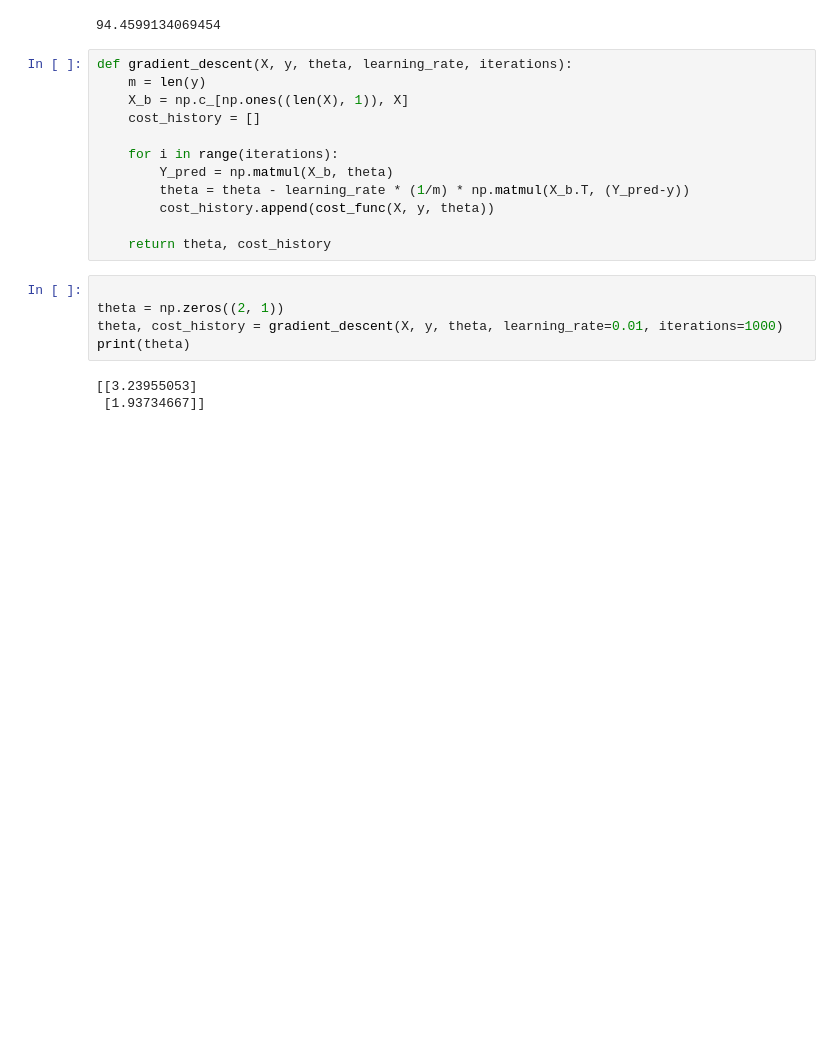
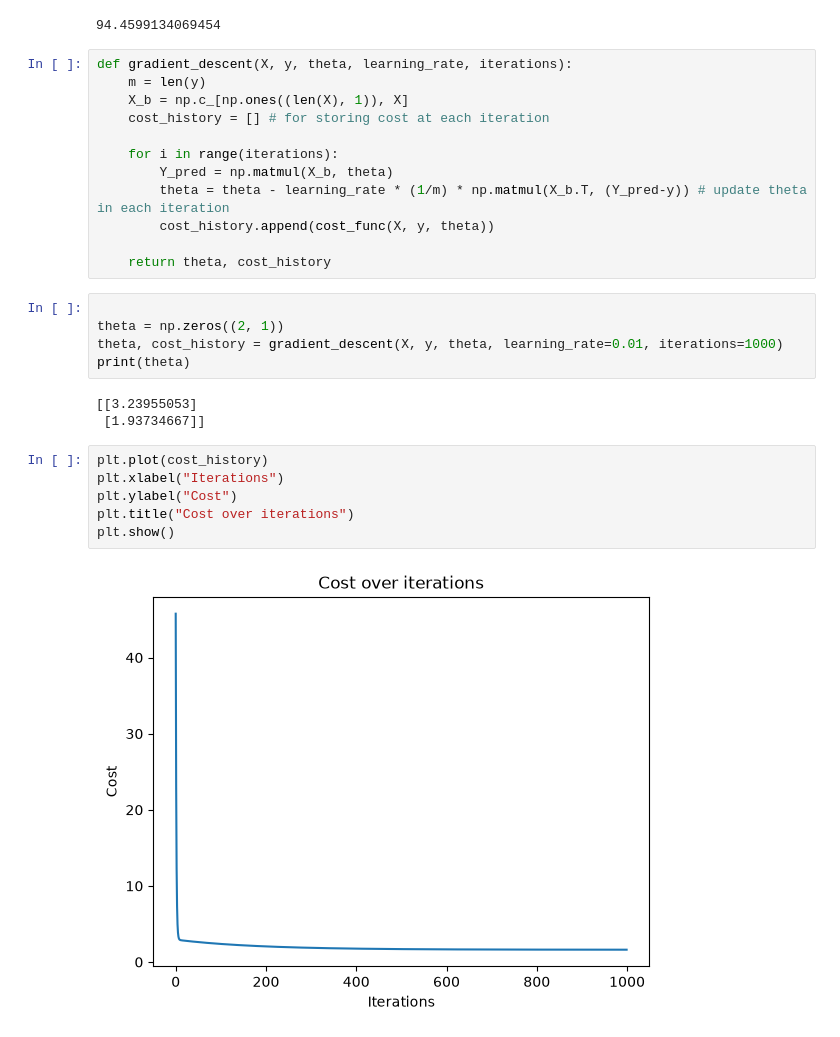
Before and after one commit to Jasurbek16/Learn-ML, a Jupyter notebook: linear-regression.ipynb, the cells around one changed output. Cells and saved outputs as stored; diff of their text form; blank space fills up the shorter version.

```diff
--- a/linear-regression.ipynb
+++ b/linear-regression.ipynb
@@ -32,11 +32,11 @@ print(cost_func(X, y, theta))
 def gradient_descent(X, y, theta, learning_rate, iterations):
     m = len(y)
     X_b = np.c_[np.ones((len(X), 1)), X]
-    cost_history = []
+    cost_history = [] # for storing cost at each iteration
 
     for i in range(iterations):
         Y_pred = np.matmul(X_b, theta)
-        theta = theta - learning_rate * (1/m) * np.matmul(X_b.T, (Y_pred-y))
+        theta = theta - learning_rate * (1/m) * np.matmul(X_b.T, (Y_pred-y)) # update theta in each iteration
         cost_history.append(cost_func(X, y, theta))
 
     return theta, cost_history
@@ -48,3 +48,11 @@ print(theta)
 # %% [output]
 [[3.23955053]
  [1.93734667]]
+# %%
+plt.plot(cost_history)
+plt.xlabel("Iterations")
+plt.ylabel("Cost")
+plt.title("Cost over iterations")
+plt.show()
+# %% [output]
+[figure, added]
```
Also changed, not shown: parts of 4 cells of this notebook.
